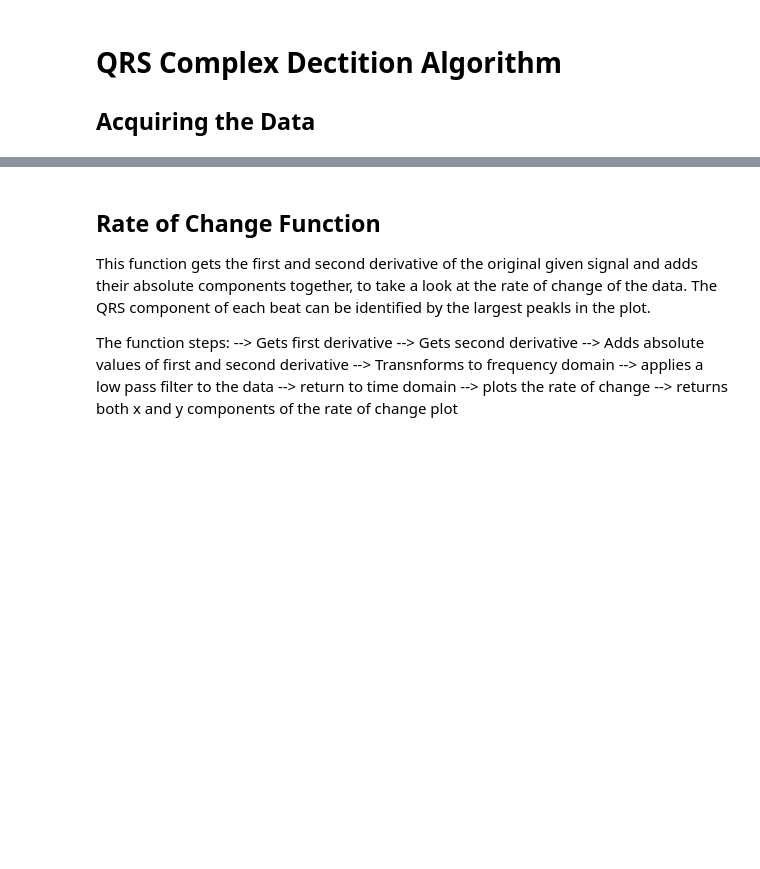
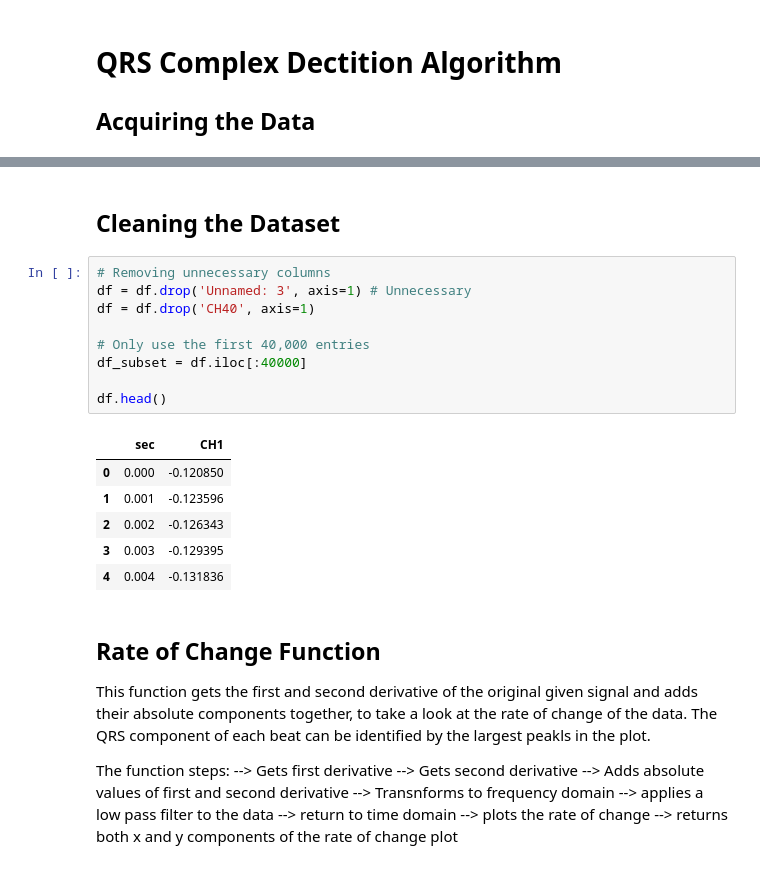
Before and after one commit to Joas329/QRS-Complex-Dection-Algoirthm, a Jupyter notebook: main.ipynb, the cells around one changed output, grey strips where cells are left out. Cells and saved outputs as stored; diff of their text form; blank space fills up the shorter version.

```diff
--- a/main.ipynb
+++ b/main.ipynb
@@ -97,3 +32,21 @@ plt.show()
+# %% [markdown]
+## Cleaning the Dataset
+# %%
+# Removing unnecessary columns
+df = df.drop('Unnamed: 3', axis=1) # Unnecessary
+df = df.drop('CH40', axis=1)
+
+# Only use the first 40,000 entries
+df_subset = df.iloc[:40000]
+
+df.head()
+# %% [output]
+|  | sec | CH1 |
+| 0 | 0.000 | -0.120850 |
+| 1 | 0.001 | -0.123596 |
+| 2 | 0.002 | -0.126343 |
+| 3 | 0.003 | -0.129395 |
+| 4 | 0.004 | -0.131836 |
 # %% [markdown]
 ## Rate of Change Function
 This function gets the first and second derivative of the original given signal and adds their absolute components together, to take a look at the rate of change of the data. The QRS component of each beat can be identified by the largest peakls in the plot.
```
Also changed, not shown: parts of 9 cells of this notebook.
